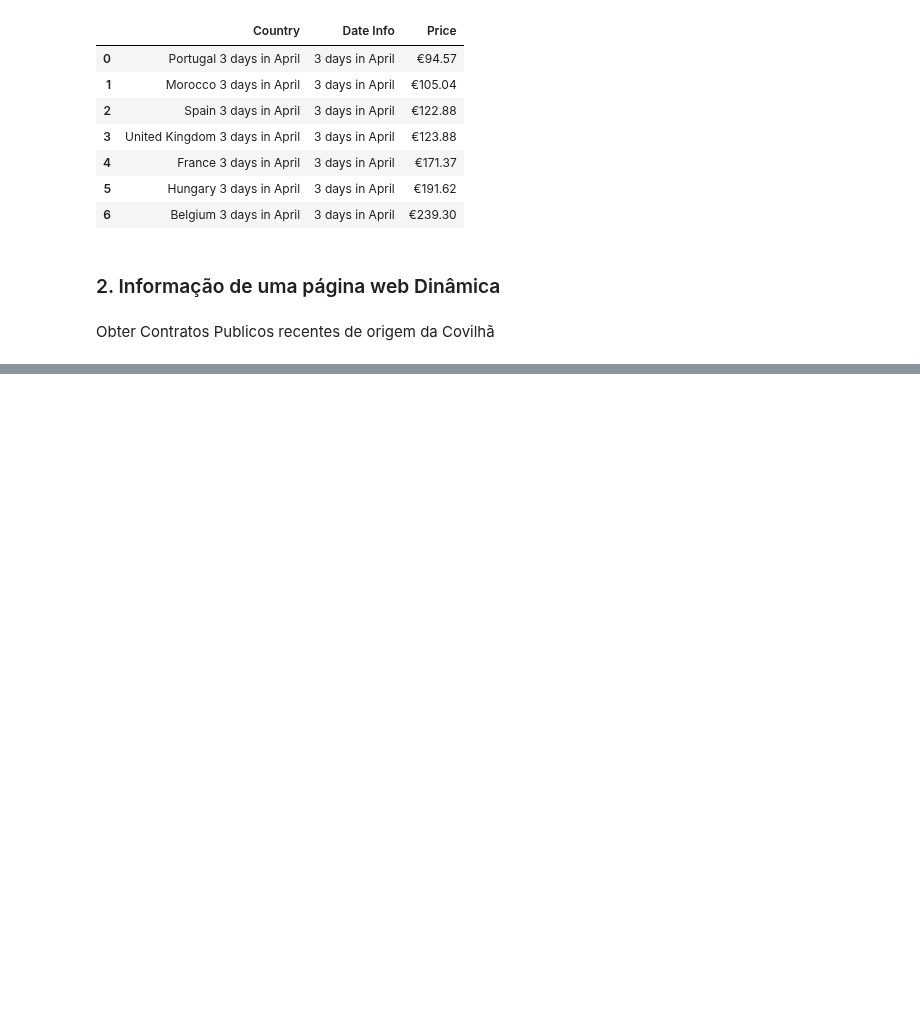
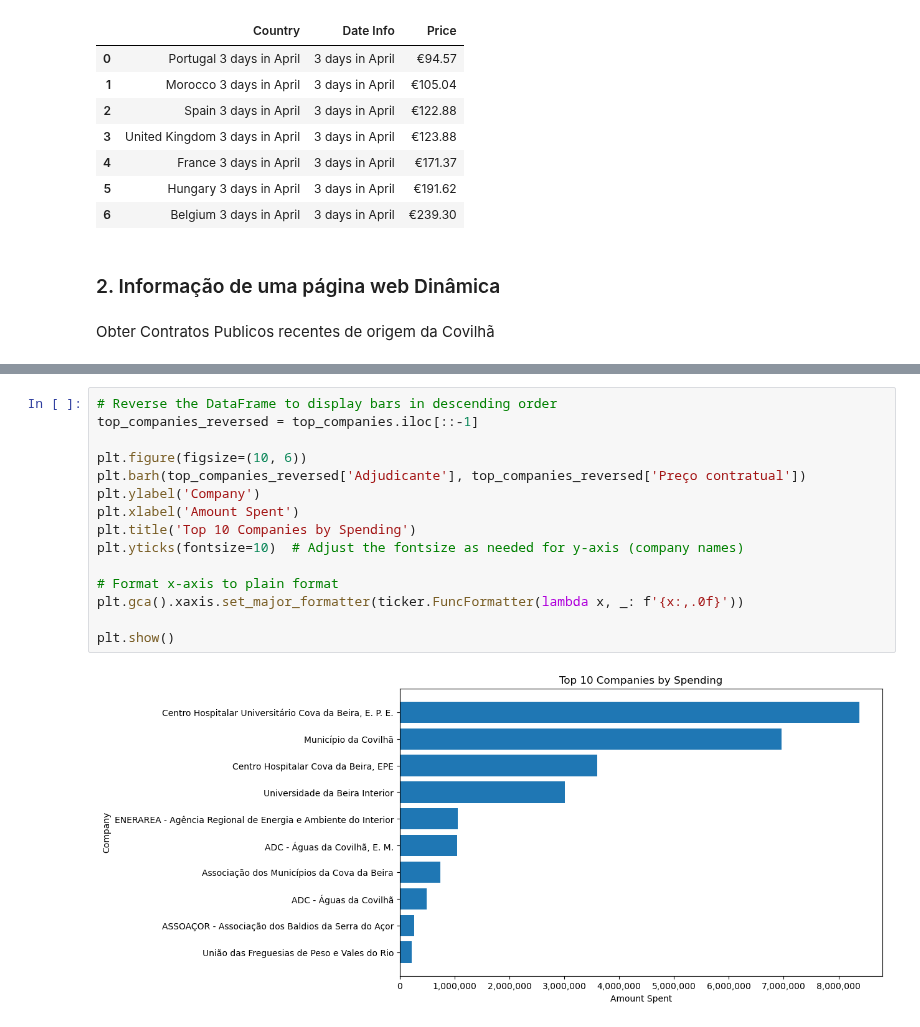
Before and after one commit to renejerez/ubi-master-computer-engineering, a Jupyter notebook: 14479-DS/Mini_Projeto_02/Mini_Projeto_02.ipynb, the cells around one changed output, grey strips where cells are left out. Cells and saved outputs as stored; diff of their text form; blank space fills up the shorter version.

```diff
--- a/14479-DS/Mini_Projeto_02/Mini_Projeto_02.ipynb
+++ b/14479-DS/Mini_Projeto_02/Mini_Projeto_02.ipynb
@@ -303,0 +377,17 @@ df_rows.head()
+# %%
+# Reverse the DataFrame to display bars in descending order
+top_companies_reversed = top_companies.iloc[::-1]
+
+plt.figure(figsize=(10, 6))
+plt.barh(top_companies_reversed['Adjudicante'], top_companies_reversed['Preço contratual'])
+plt.ylabel('Company')
+plt.xlabel('Amount Spent')
+plt.title('Top 10 Companies by Spending')
+plt.yticks(fontsize=10)  # Adjust the fontsize as needed for y-axis (company names)
+
+# Format x-axis to plain format
+plt.gca().xaxis.set_major_formatter(ticker.FuncFormatter(lambda x, _: f'{x:,.0f}'))
+
+plt.show()
+# %% [output]
+[figure, added]
```
Also changed, not shown: parts of 13 cells of this notebook.
